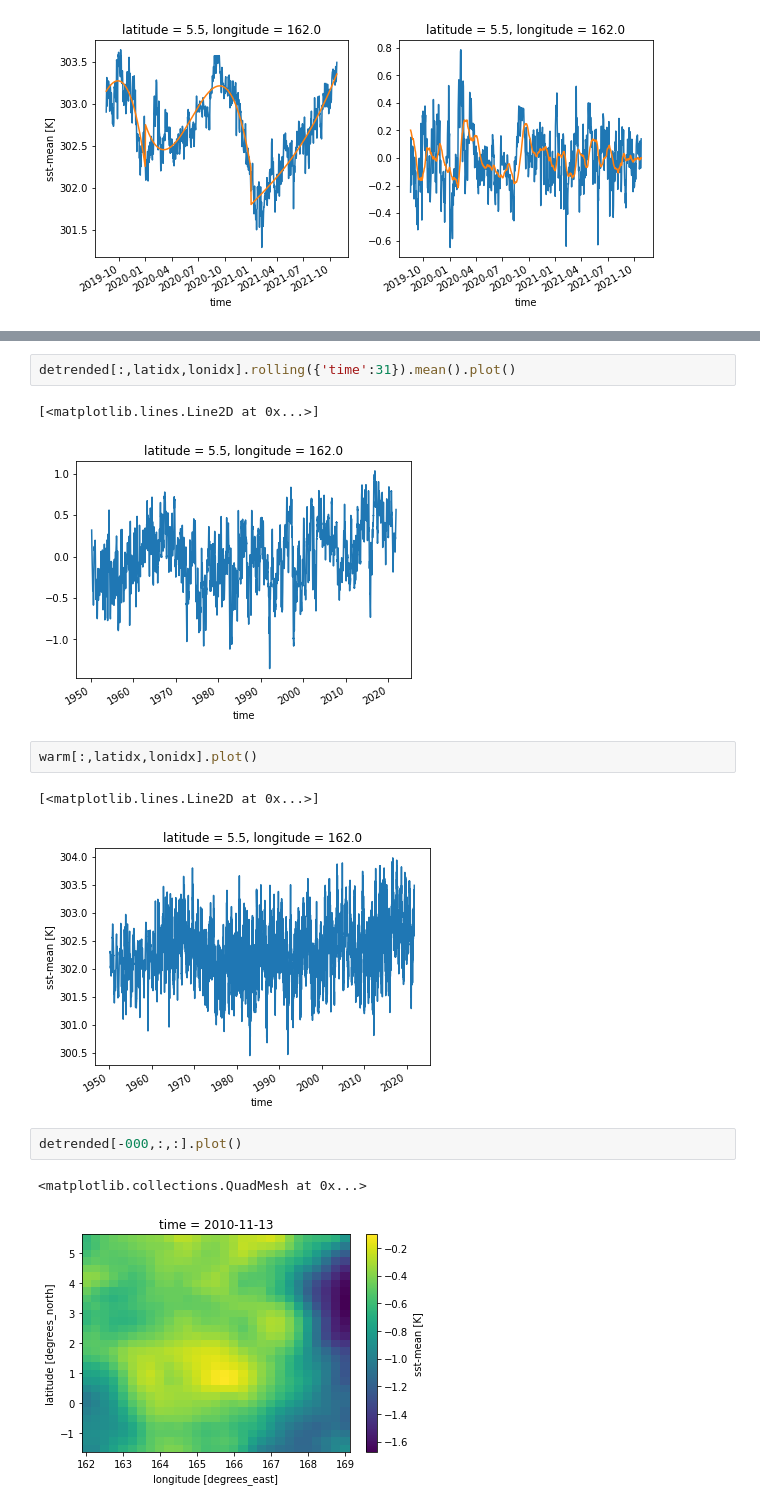
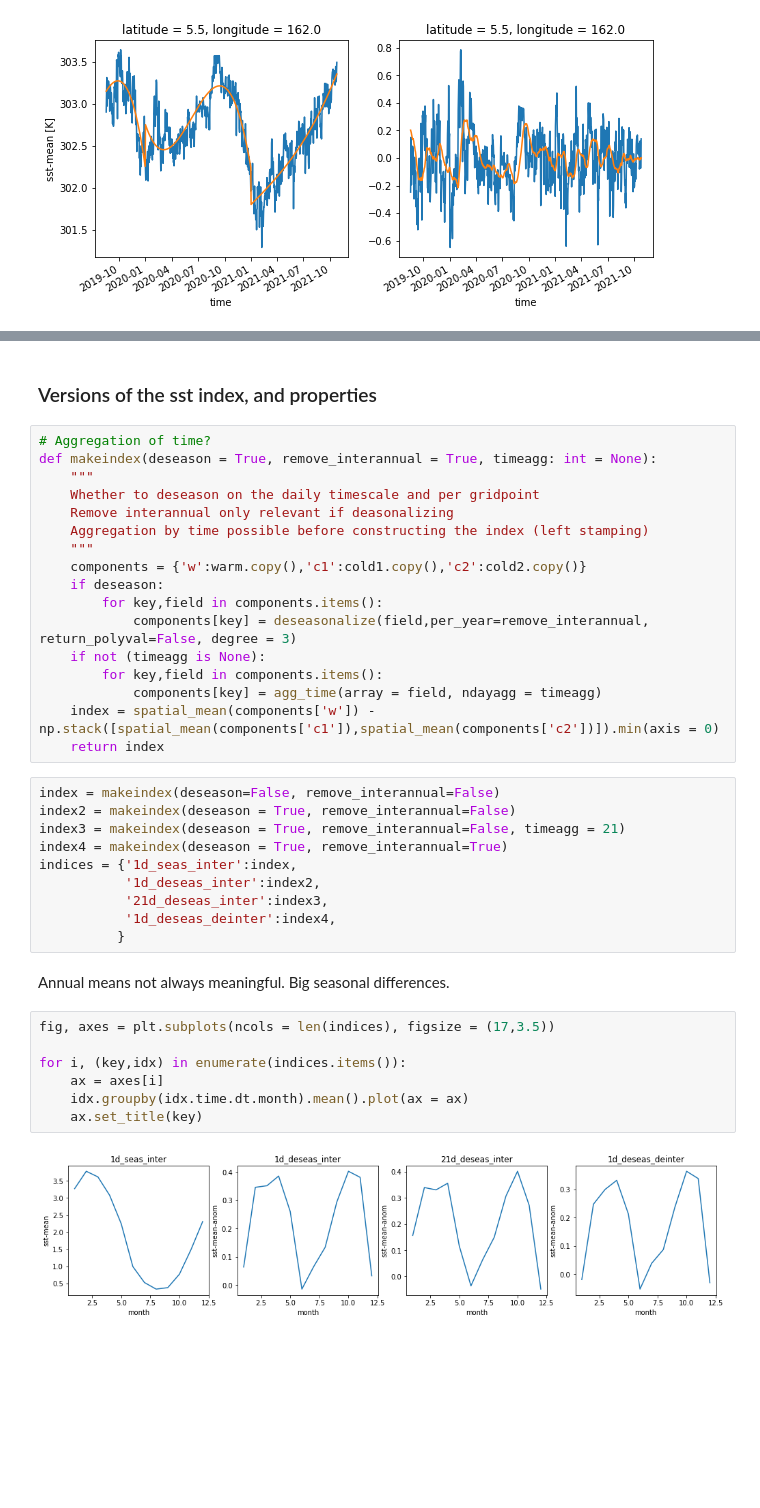
Before and after one commit to chiemvs/telegates, a Jupyter notebook: Explore.ipynb, the cells around one changed output, grey strips where cells are left out. Saved outputs shown, nothing was run; the diff lists cells and outputs as text; blank space fills up the shorter version.

```diff
--- a/Explore.ipynb
+++ b/Explore.ipynb
@@ -156,15 +154,40 @@ detrended[:,latidx,lonidx].rolling({'time':31}).mean()[start:].plot(ax = axes[1]
-# %%
-detrended[:,latidx,lonidx].rolling({'time':31}).mean().plot()
-# %% [output]
-[<matplotlib.lines.Line2D at 0x...>]
-[figure, removed]
-# %%
-warm[:,latidx,lonidx].plot()
-# %% [output]
-[<matplotlib.lines.Line2D at 0x...>]
-[figure, removed]
-# %%
-detrended[-000,:,:].plot()
-# %% [output]
-<matplotlib.collections.QuadMesh at 0x...>
-[figure, removed]
+# %% [markdown]
+### Versions of the sst index, and properties
+# %%
+# Aggregation of time?
+def makeindex(deseason = True, remove_interannual = True, timeagg: int = None):
+    """
+    Whether to deseason on the daily timescale and per gridpoint
+    Remove interannual only relevant if deasonalizing
+    Aggregation by time possible before constructing the index (left stamping)
+    """
+    components = {'w':warm.copy(),'c1':cold1.copy(),'c2':cold2.copy()}
+    if deseason:
+        for key,field in components.items():
+            components[key] = deseasonalize(field,per_year=remove_interannual, return_polyval=False, degree = 3)
+    if not (timeagg is None):
+        for key,field in components.items():
+            components[key] = agg_time(array = field, ndayagg = timeagg)
+    index = spatial_mean(components['w']) - np.stack([spatial_mean(components['c1']),spatial_mean(components['c2'])]).min(axis = 0)
+    return index
+# %%
+index = makeindex(deseason=False, remove_interannual=False)
+index2 = makeindex(deseason = True, remove_interannual=False)
+index3 = makeindex(deseason = True, remove_interannual=False, timeagg = 21)
+index4 = makeindex(deseason = True, remove_interannual=True)
+indices = {'1d_seas_inter':index,
+           '1d_deseas_inter':index2,
+           '21d_deseas_inter':index3,
+           '1d_deseas_deinter':index4,
+          }
+# %% [markdown]
+Annual means not always meaningful. Big seasonal differences.
+# %%
+fig, axes = plt.subplots(ncols = len(indices), figsize = (17,3.5))
+
+for i, (key,idx) in enumerate(indices.items()):
+    ax = axes[i]
+    idx.groupby(idx.time.dt.month).mean().plot(ax = ax)
+    ax.set_title(key)
+# %% [output]
+[figure, added]
```
Also changed, not shown: parts of 31 cells of this notebook, 1 other file.
